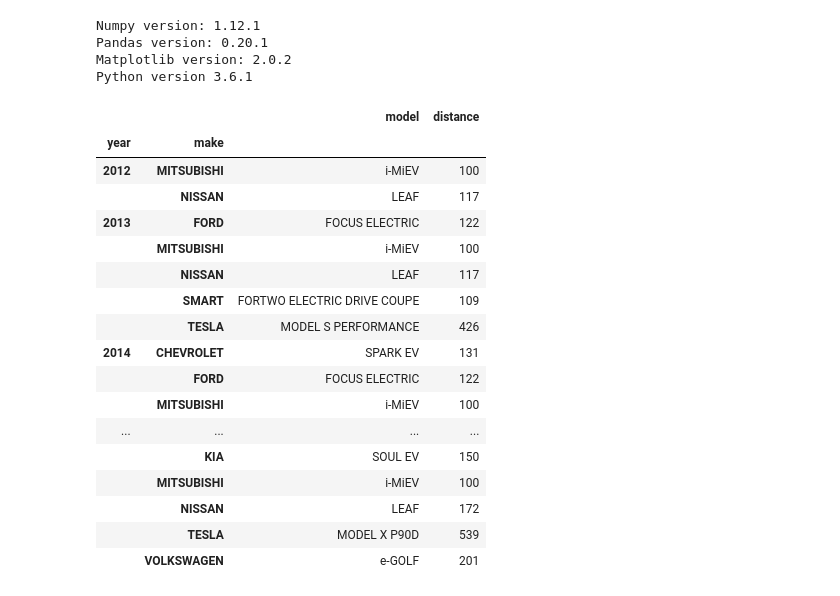
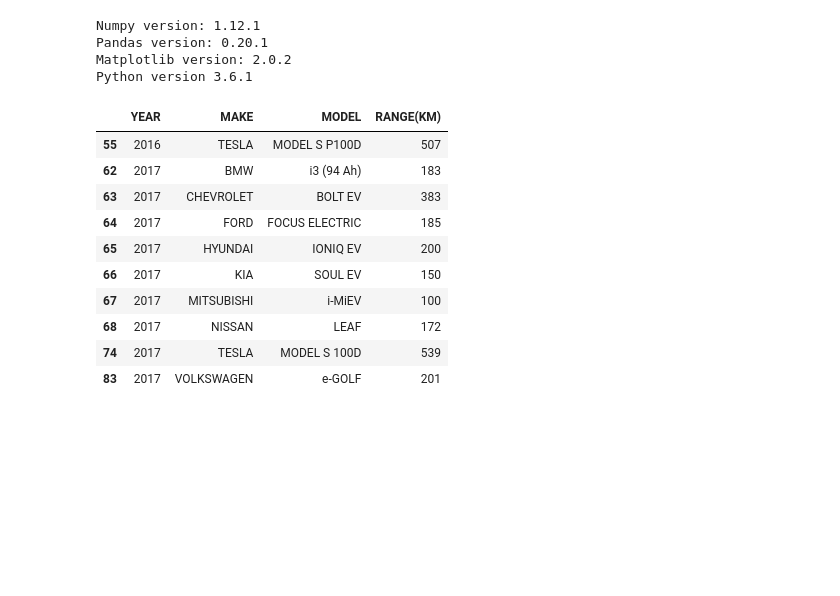
Before and after one commit to numanyilmaz/EVs, a Jupyter notebook: EV.ipynb, the cells around one changed output. Cells and saved outputs as stored; diff of their text form; code cells hidden in the pictures; blank space fills up the shorter version.

```diff
--- a/EV.ipynb
+++ b/EV.ipynb
@@ -31,23 +23,46 @@ data['model'] = data['model'].str.strip()
-# %%
-grouped = data.groupby(['year', 'make']).max()
-grouped
-# %% [output]
-|  |  | model | distance |
-| year | make |  |  |
-| 2012 | MITSUBISHI | i-MiEV | 100 |
-|  | NISSAN | LEAF | 117 |
-| 2013 | FORD | FOCUS ELECTRIC | 122 |
-|  | MITSUBISHI | i-MiEV | 100 |
-|  | NISSAN | LEAF | 117 |
-|  | SMART | FORTWO ELECTRIC DRIVE COUPE | 109 |
-|  | TESLA | MODEL S PERFORMANCE | 426 |
-| 2014 | CHEVROLET | SPARK EV | 131 |
-|  | FORD | FOCUS ELECTRIC | 122 |
-|  | MITSUBISHI | i-MiEV | 100 |
-| ... | ... | ... | ... |
-|  | KIA | SOUL EV | 150 |
-|  | MITSUBISHI | i-MiEV | 100 |
-|  | NISSAN | LEAF | 172 |
-|  | TESLA | MODEL X P90D | 539 |
-|  | VOLKSWAGEN | e-GOLF | 201 |
+# %%
+def getData():
+    '''This functions dowloands the dataset and cleans it'''
+    # url of the dataset
+    url = 'https://www.nrcan.gc.ca/sites/www.nrcan.gc.ca/files/oee/files/csv/MY2012-2017%20Battery%20Electric%20Vehicles.csv'
+
+    #read the data. encoding lation1 allows both windows and ma to download dataset.
+    data = pd.read_csv(url, encoding='latin1', header=1)
+
+    #rename the columns that has no names
+    data = data.rename(columns={'Unnamed: 1':'MAKE', 'Unnamed: 2':'MODEL', '(km)':'RANGE(KM)'})
+
+    #choose the columns that necessary for this project
+    data = data[['YEAR', 'MAKE','MODEL','RANGE(KM)']]
+
+    # csv fle has some explanation about the dataset. We onlt need to data from 84 and above
+    data = data.iloc[:84]
+
+    # convert range and year columns to integer
+    data['RANGE(KM)'] = data['RANGE(KM)'].astype(int)
+    data['YEAR'] = data['YEAR'].astype(int)
+
+    #remove the white space.
+    data['MAKE'] = data['MAKE'].str.strip()
+    data['MODEL'] = data['MODEL'].str.strip()
+
+    #group each car maker with their max range models
+    data = data[data['RANGE(KM)'] == data.groupby(['YEAR','MAKE'])['RANGE(KM)'].transform(max)]
+
+    return data
+# %%
+# let's look at the last 10 rows of the dataset
+getData().tail(10)
+# %% [output]
+|  | YEAR | MAKE | MODEL | RANGE(KM) |
+| 55 | 2016 | TESLA | MODEL S P100D | 507 |
+| 62 | 2017 | BMW | i3 (94 Ah) | 183 |
+| 63 | 2017 | CHEVROLET | BOLT EV | 383 |
+| 64 | 2017 | FORD | FOCUS ELECTRIC | 185 |
+| 65 | 2017 | HYUNDAI | IONIQ EV | 200 |
+| 66 | 2017 | KIA | SOUL EV | 150 |
+| 67 | 2017 | MITSUBISHI | i-MiEV | 100 |
+| 68 | 2017 | NISSAN | LEAF | 172 |
+| 74 | 2017 | TESLA | MODEL S 100D | 539 |
+| 83 | 2017 | VOLKSWAGEN | e-GOLF | 201 |
 # %%
```
Also changed, not shown: parts of 2 cells of this notebook.
